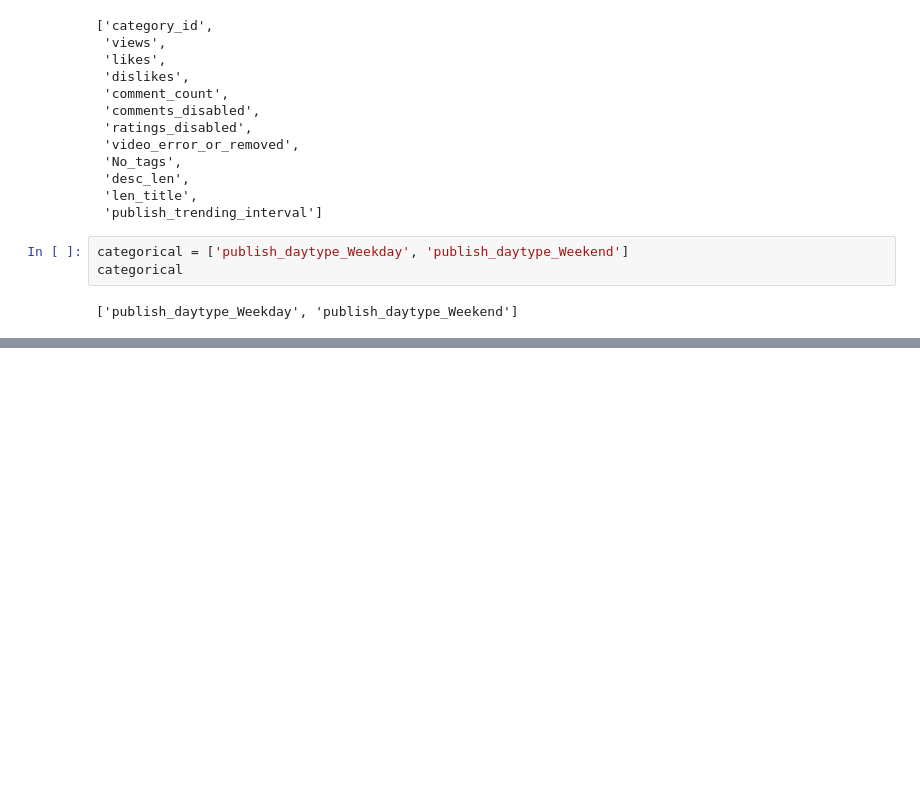
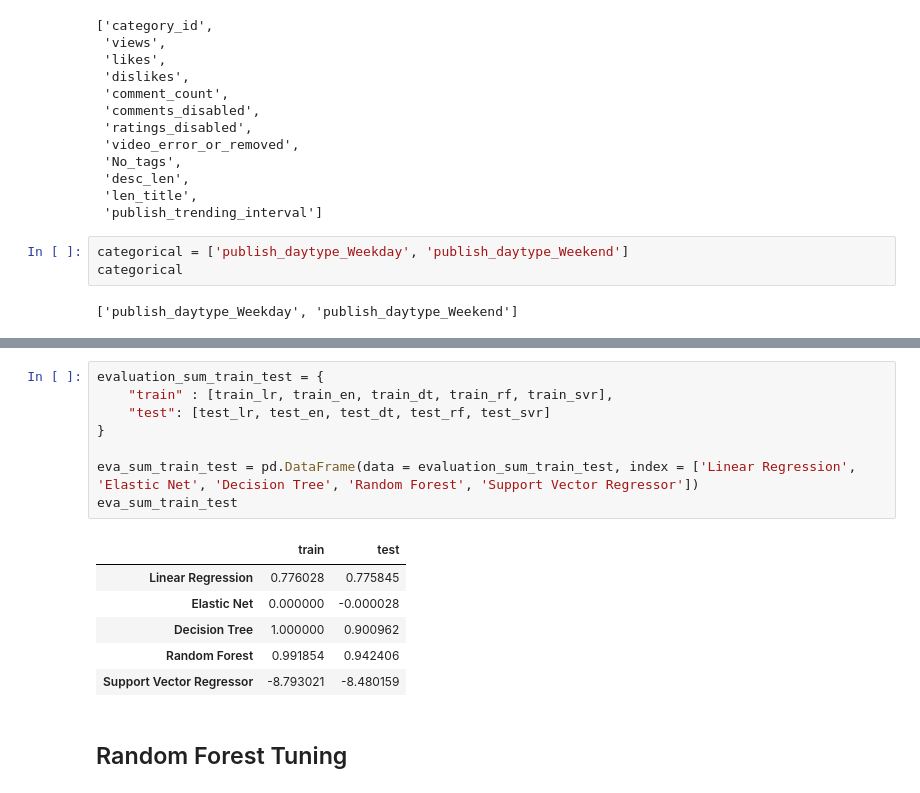
Before and after one commit to dinalnaveen/Analyse-the-relationship-between-metrics-of-YouTube-based-on-YouTube-analytics-by-applying-the-machi, a Jupyter notebook: YouTube Video Views Prediction.ipynb, the cells around one changed output, grey strips where cells are left out. Drawn from its saved outputs; the diff is of its cells as text; blank space fills up the shorter version.

```diff
--- a/YouTube Video Views Prediction.ipynb
+++ b/YouTube Video Views Prediction.ipynb
@@ -478,0 +731,17 @@ Number of rows after filtering outliers: 32374
+# %%
+evaluation_sum_train_test = {
+    "train" : [train_lr, train_en, train_dt, train_rf, train_svr],
+    "test": [test_lr, test_en, test_dt, test_rf, test_svr]
+}
+
+eva_sum_train_test = pd.DataFrame(data = evaluation_sum_train_test, index = ['Linear Regression', 'Elastic Net', 'Decision Tree', 'Random Forest', 'Support Vector Regressor'])
+eva_sum_train_test
+# %% [output]
+|  | train | test |
+| Linear Regression | 0.776028 | 0.775845 |
+| Elastic Net | 0.000000 | -0.000028 |
+| Decision Tree | 1.000000 | 0.900962 |
+| Random Forest | 0.991854 | 0.942406 |
+| Support Vector Regressor | -8.793021 | -8.480159 |
+# %% [markdown]
+## Random Forest Tuning
```
Also changed, not shown: parts of 69 cells of this notebook.
